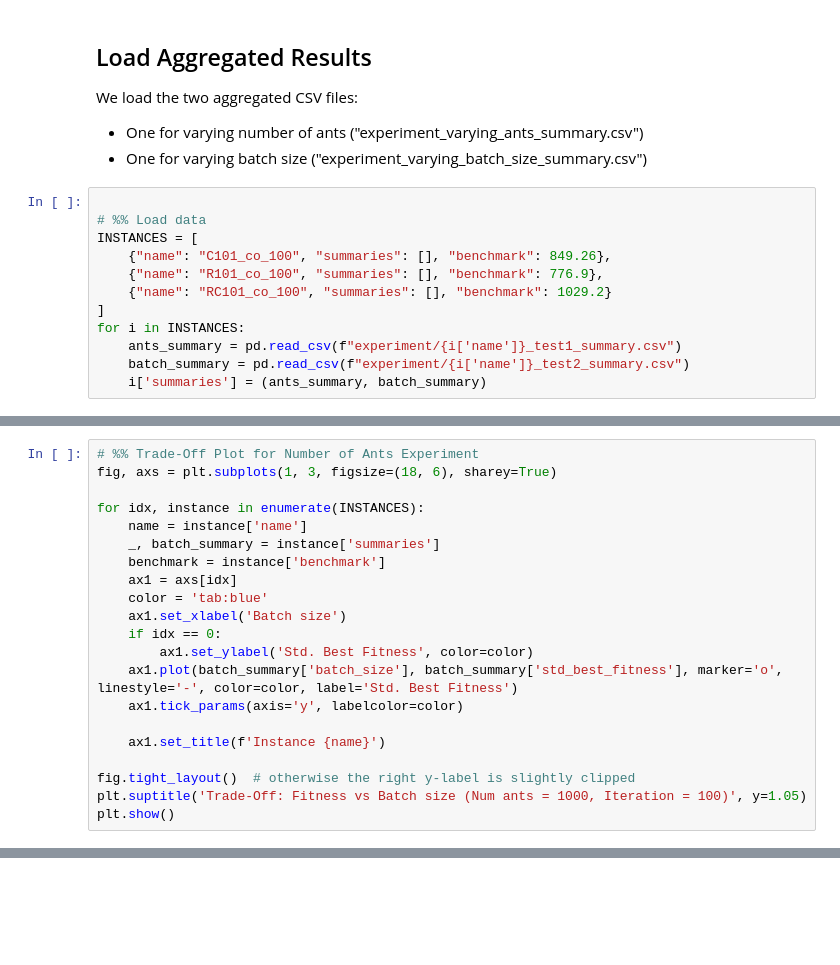
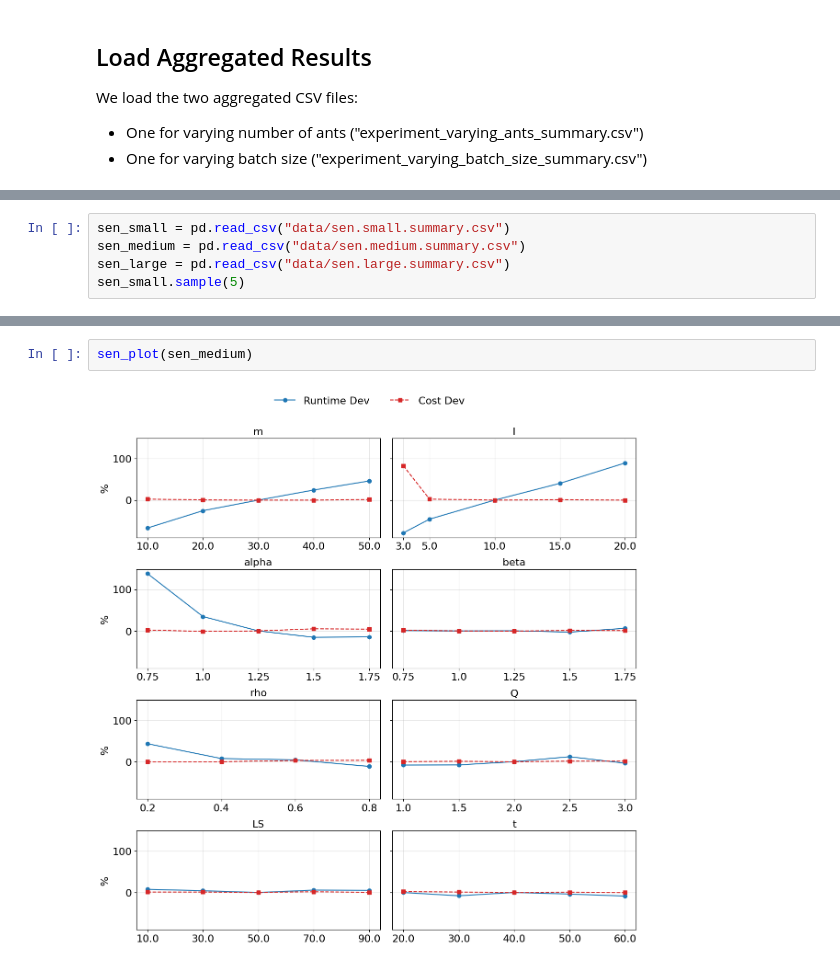
Before and after one commit to chauanphu/routing-PL, a Jupyter notebook: notebooks/analysis.ipynb, the cells around one changed output, grey strips where cells are left out. Drawn from its saved outputs; the diff is of its cells as text; blank space fills up the shorter version.

```diff
--- a/notebooks/analysis.ipynb
+++ b/notebooks/analysis.ipynb
@@ -19,15 +19,3 @@ import matplotlib.pyplot as plt
 We load the two aggregated CSV files:
 - One for varying number of ants ("experiment_varying_ants_summary.csv")
 - One for varying batch size ("experiment_varying_batch_size_summary.csv")
-# %%
-
-# %% Load data
-INSTANCES = [
-    {"name": "C101_co_100", "summaries": [], "benchmark": 849.26},
-    {"name": "R101_co_100", "summaries": [], "benchmark": 776.9},
-    {"name": "RC101_co_100", "summaries": [], "benchmark": 1029.2}
-]
-for i in INSTANCES:
-    ants_summary = pd.read_csv(f"experiment/{i['name']}_test1_summary.csv")
-    batch_summary = pd.read_csv(f"experiment/{i['name']}_test2_summary.csv")
-    i['summaries'] = (ants_summary, batch_summary)
@@ -130,21 +21,0 @@ Speedup: 5.97x
-# %%
-# %% Trade-Off Plot for Number of Ants Experiment
-fig, axs = plt.subplots(1, 3, figsize=(18, 6), sharey=True)
-
-for idx, instance in enumerate(INSTANCES):
-    name = instance['name']
-    _, batch_summary = instance['summaries']
-    benchmark = instance['benchmark']
-    ax1 = axs[idx]
-    color = 'tab:blue'
-    ax1.set_xlabel('Batch size')
-    if idx == 0:
-        ax1.set_ylabel('Std. Best Fitness', color=color)
-    ax1.plot(batch_summary['batch_size'], batch_summary['std_best_fitness'], marker='o', linestyle='-', color=color, label='Std. Best Fitness')
-    ax1.tick_params(axis='y', labelcolor=color)
-
-    ax1.set_title(f'Instance {name}')
-
-fig.tight_layout()  # otherwise the right y-label is slightly clipped
-plt.suptitle('Trade-Off: Fitness vs Batch size (Num ants = 1000, Iteration = 100)', y=1.05)
-plt.show()
@@ -152,0 +22,5 @@ plt.show()
+# %%
+sen_small = pd.read_csv("data/sen.small.summary.csv")
+sen_medium = pd.read_csv("data/sen.medium.summary.csv")
+sen_large = pd.read_csv("data/sen.large.summary.csv")
+sen_small.sample(5)
@@ -152,0 +123,4 @@ plt.show()
+# %%
+sen_plot(sen_medium)
+# %% [output]
+[figure, added]
```
Also changed, not shown: parts of 13 cells of this notebook, 14 other files.
